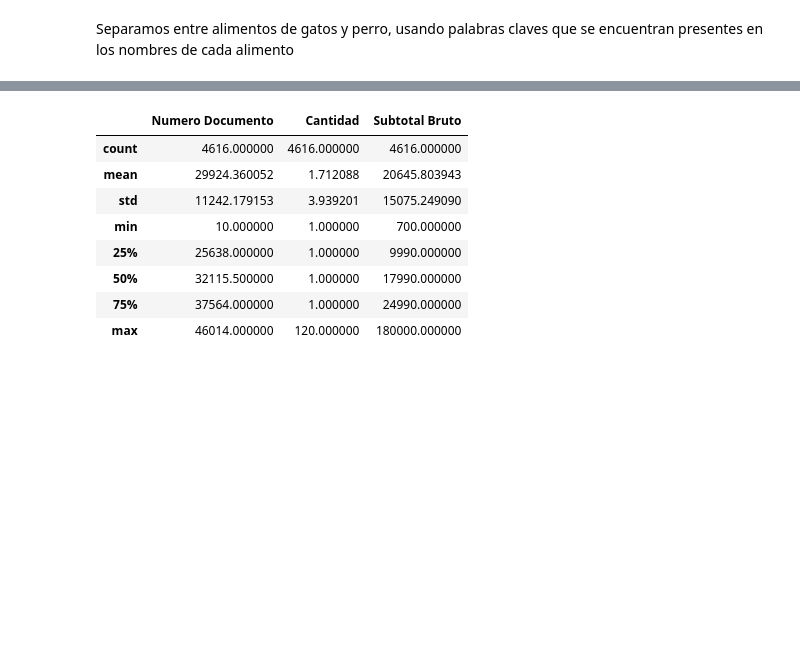
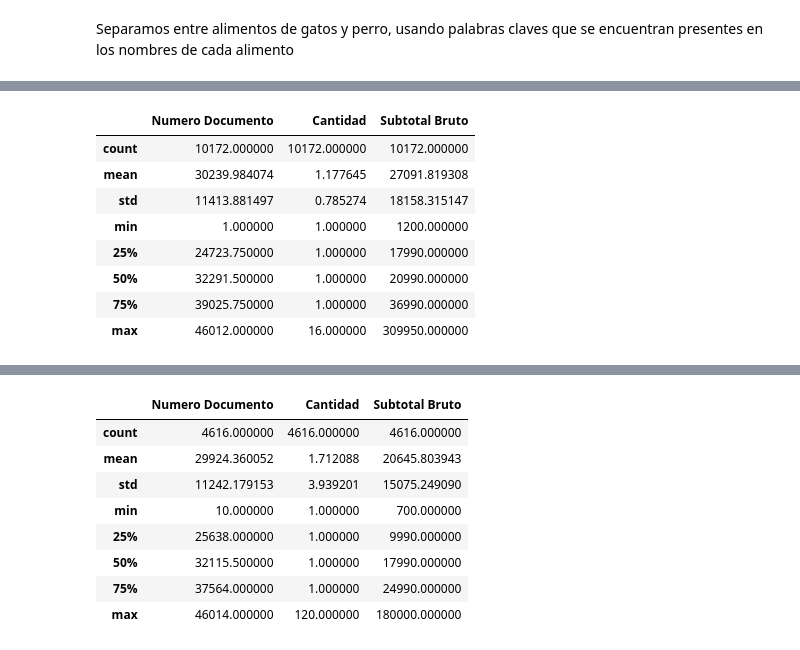
Before and after one commit to hcnancho/lickan_ventas_2023, a Jupyter notebook: Lickan_Deep_2022_RNN_df_al_gato_rev2.ipynb, the cells around one changed output, grey strips where cells are left out. Drawn from its saved outputs; the diff is of its cells as text; code cells hidden in the pictures; blank space fills up the shorter version.

```diff
--- a/Lickan_Deep_2022_RNN_df_al_gato_rev2.ipynb
+++ b/Lickan_Deep_2022_RNN_df_al_gato_rev2.ipynb
@@ -144,3 +144,15 @@ df_al_perro.head()
 | 19 | Casa Matriz | 14.0 | 2016-12-17 | 09:19 AM | ALIMENTO | 12294993 | PRO PLAN DOG PUPPY SMALL BREED 3 KG | ... |
 | 40 | Casa Matriz | 24.0 | 2016-12-17 | 04:24 PM | ALIMENTO | 12294993 | PRO PLAN DOG PUPPY SMALL BREED 3 KG | ... |
 | 44 | Casa Matriz | 28.0 | 2016-12-17 | 06:20 PM | ALIMENTO | 12294994 | PRO PLAN DOG PUPPY SMALL BREED 1 KG | ... |
+# %%
+df_al_perro.describe()
+# %% [output]
+|  | Numero Documento | Cantidad | Subtotal Bruto |
+| count | 10172.000000 | 10172.000000 | 10172.000000 |
+| mean | 30239.984074 | 1.177645 | 27091.819308 |
+| std | 11413.881497 | 0.785274 | 18158.315147 |
+| min | 1.000000 | 1.000000 | 1200.000000 |
+| 25% | 24723.750000 | 1.000000 | 17990.000000 |
+| 50% | 32291.500000 | 1.000000 | 20990.000000 |
+| 75% | 39025.750000 | 1.000000 | 36990.000000 |
+| max | 46012.000000 | 16.000000 | 309950.000000 |
```
Also changed, not shown: parts of 23 cells of this notebook.
